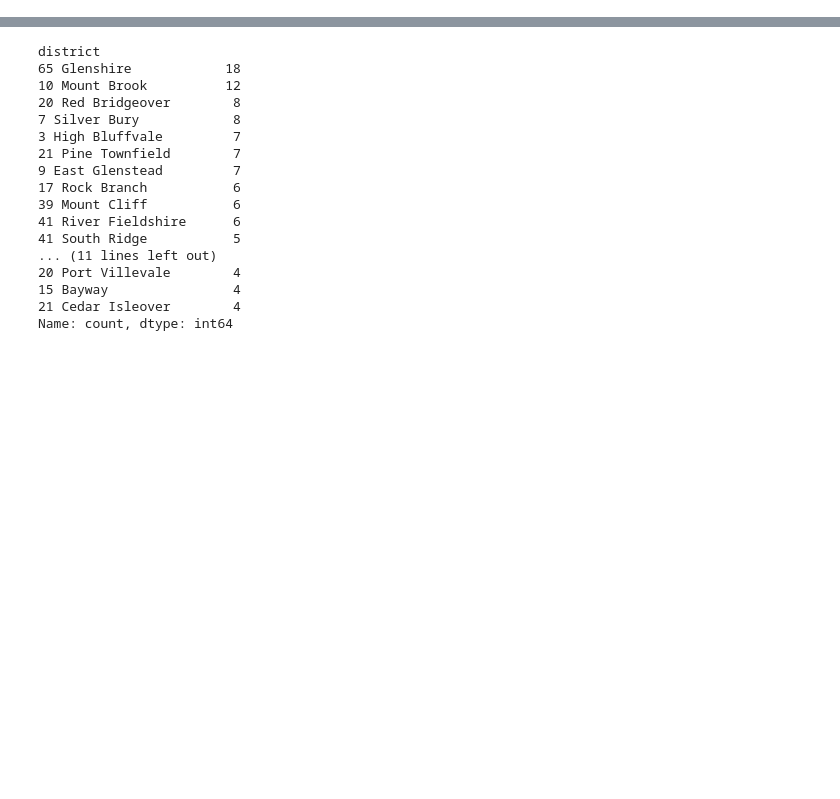
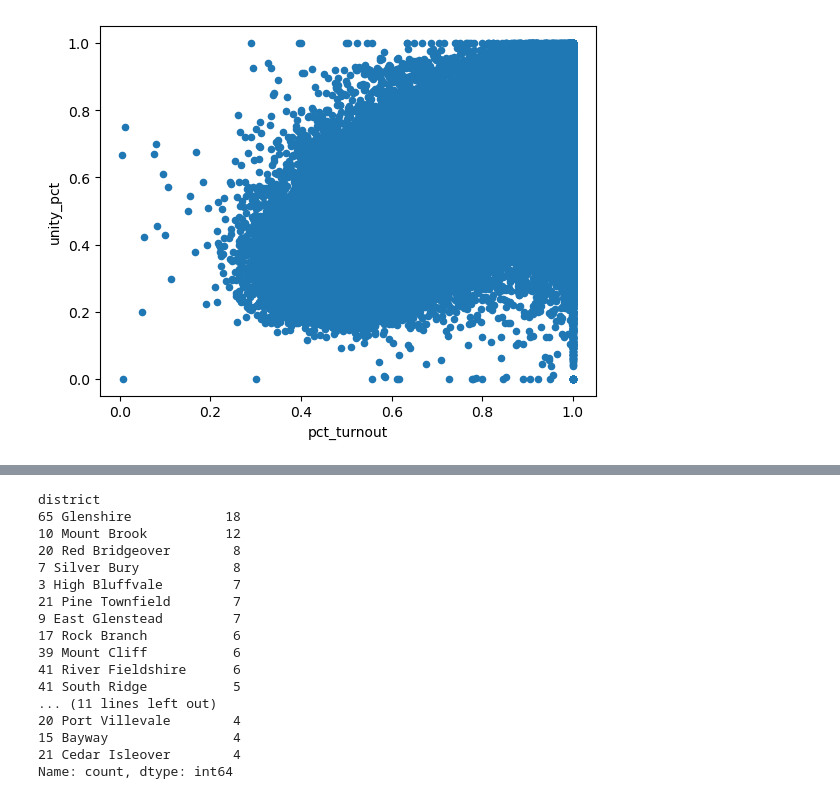
Before and after one commit to jjwjournalism/wsj-exercise, a Jupyter notebook: 20250419_atlantiaAssemblyAnalysis.ipynb, the cells around one changed output, grey strips where cells are left out. Saved outputs shown, nothing was run; the diff lists cells and outputs as text; code cells hidden in the pictures; blank space fills up the shorter version.

```diff
--- a/20250419_atlantiaAssemblyAnalysis.ipynb
+++ b/20250419_atlantiaAssemblyAnalysis.ipynb
@@ -25,0 +27,4 @@ raw_returns.head(15)
+# %%
+## Some simple data smells. Are there enough ballots for every registered voter?
+raw_returns['enough_ballots'] = raw_returns['number_of_ballots_received_by_the_precinct_commission'] >= raw_returns['number_of_voters_included_in_the_list']
+raw_returns['enough_ballots'].value_counts()
@@ -31,0 +42,4 @@ raw_returns['total_ballots_returned'] = raw_returns['number_of_invalid_ballots']
+# %%
+## Data smell #2. Does the number of ballots received ever exceed the number of ballots issued?
+raw_returns['too_many_ballots'] = raw_returns['total_ballots_returned'] > raw_returns['total_ballots_issued']
+raw_returns['too_many_ballots'].value_counts()
@@ -35,3 +88,18 @@ raw_returns['pct_turnout'] = raw_returns['total_ballots_returned'] / raw_returns
+# %%
+## Calculate the number of various party votes as a percentage of all valid votes
+raw_returns['fairland_pct'] = raw_returns['party_1_fairland']/raw_returns['number_of_valid_ballots']
+raw_returns['natl_union_pct'] = raw_returns['party_2_national_union']/raw_returns['number_of_valid_ballots']
+raw_returns['defenders_pct'] = raw_returns['party_3_defenders_of_atlantia']/raw_returns['number_of_valid_ballots']
+raw_returns['peoples_pct'] = raw_returns['party_4_peoples_voice']/raw_returns['number_of_valid_ballots']
+raw_returns['greenleaf_pct'] = raw_returns['party_5_greenleaf']/raw_returns['number_of_valid_ballots']
+raw_returns['unity_pct'] = raw_returns['party_6_unity_of_atlantia']/raw_returns['number_of_valid_ballots']
+raw_returns['just_path_pct'] = raw_returns['party_7_just_path']/raw_returns['number_of_valid_ballots']
+# %%
+## Compare voter turnout to pct who voted for Unity
+turnout_unity_scatter = raw_returns.plot.scatter(x='pct_turnout',
+                                                 y='unity_pct')
+# %% [output]
+[figure, added]
 # %%
 ## Add new column for percent of ballots invalidated
 raw_returns['pct_invalidated'] = raw_returns['number_of_invalid_ballots']/raw_returns['total_ballots_returned']
```
Also changed, not shown: parts of 9 cells of this notebook.
